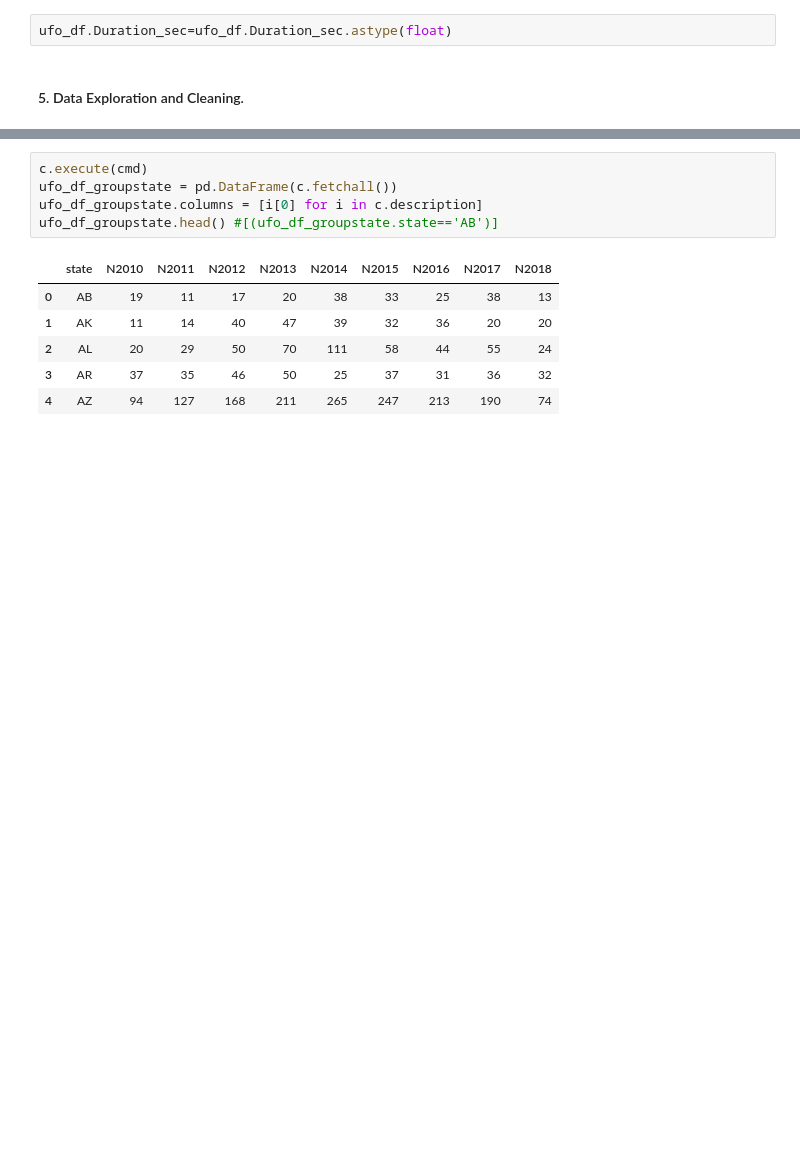
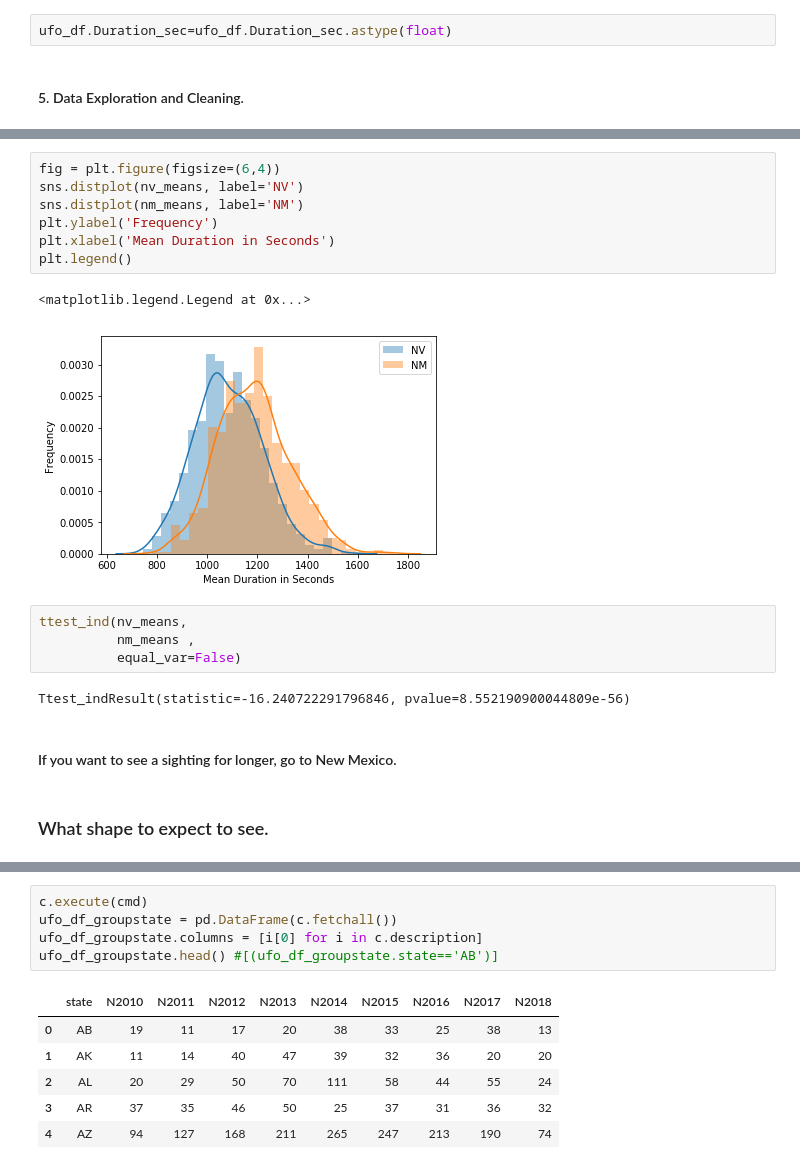
Before and after one commit to fcoba/UFO_proj_2, a Jupyter notebook: ufo_ttest.ipynb, the cells around one changed output, grey strips where cells are left out. Cells and saved outputs as stored; diff of their text form; blank space fills up the shorter version.

```diff
--- a/ufo_ttest.ipynb
+++ b/ufo_ttest.ipynb
@@ -343,0 +150,20 @@ SELECT state ,
+# %%
+fig = plt.figure(figsize=(6,4))
+sns.distplot(nv_means, label='NV')
+sns.distplot(nm_means, label='NM')
+plt.ylabel('Frequency')
+plt.xlabel('Mean Duration in Seconds')
+plt.legend()
+# %% [output]
+<matplotlib.legend.Legend at 0x...>
+[figure, added]
+# %%
+ttest_ind(nv_means,
+          nm_means ,
+          equal_var=False)
+# %% [output]
+Ttest_indResult(statistic=-16.240722291796846, pvalue=8.552190900044809e-56)
+# %% [markdown]
+#### If you want to see a sighting for longer, go to New Mexico.
+# %% [markdown]
+### What shape to expect to see.
```
Also changed, not shown: parts of 75 cells of this notebook, 1 other file.
